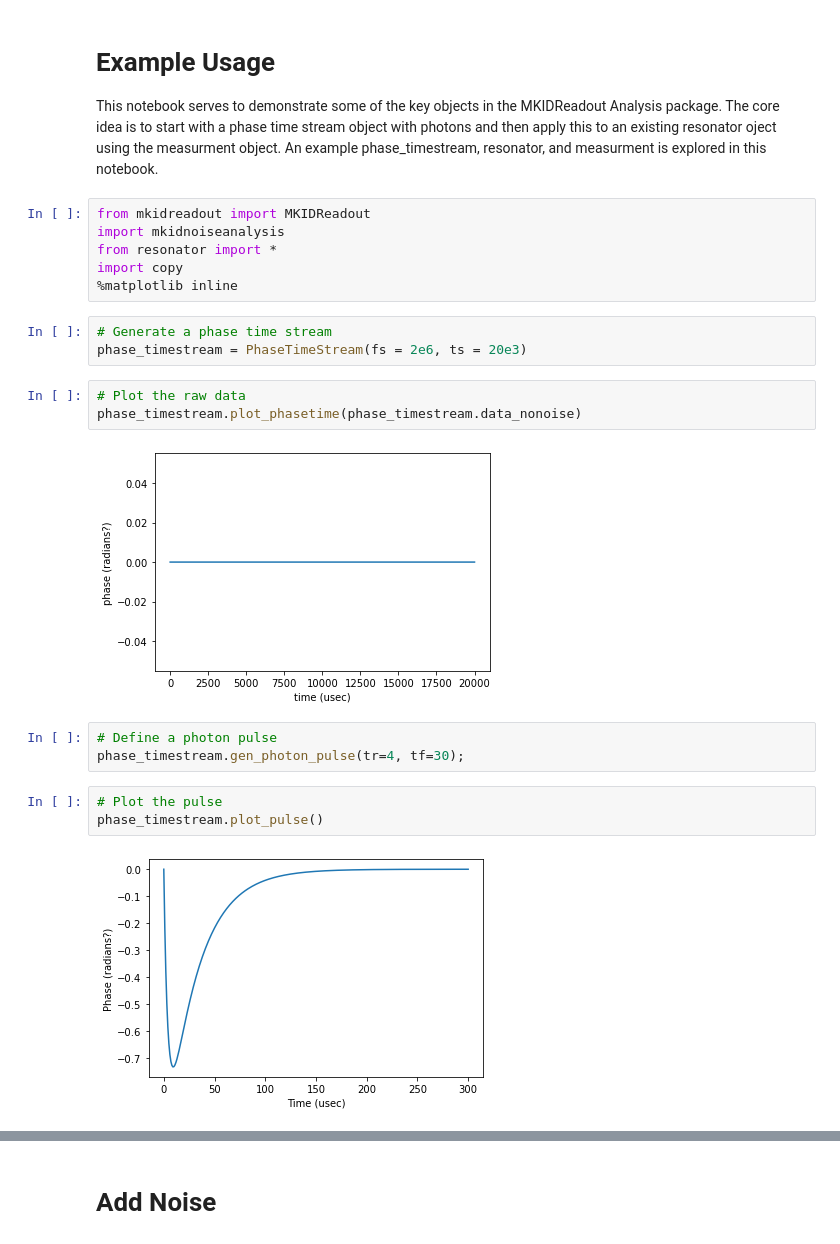
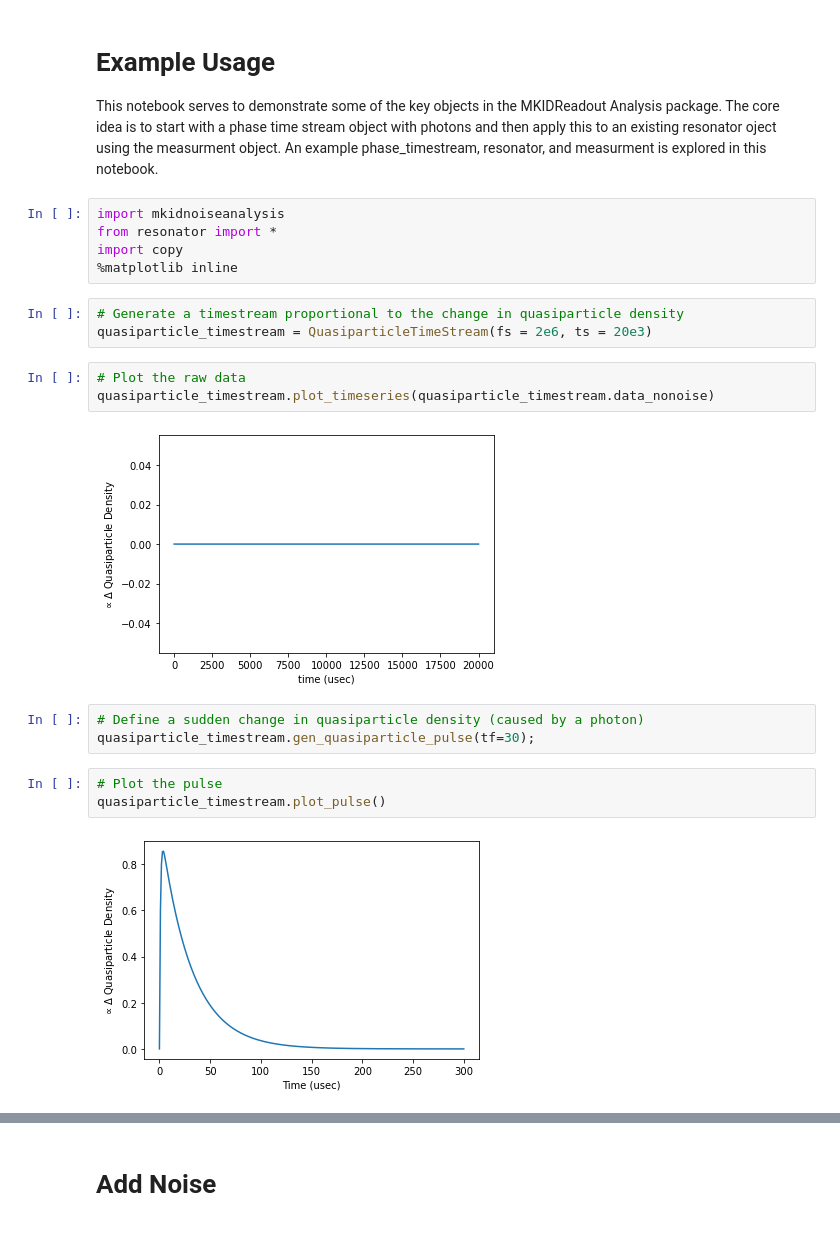
Before and after one commit to MazinLab/MKIDReadoutAnalysis, a Jupyter notebook: Example.ipynb, the cells around one changed output, grey strips where cells are left out. Drawn from its saved outputs; the diff is of its cells as text.

```diff
--- a/Example.ipynb
+++ b/Example.ipynb
@@ -2,26 +2,25 @@
 # Example Usage
 This notebook serves to demonstrate some of the key objects in the MKIDReadout Analysis package. The core idea is to start with a phase time stream object with photons and then apply this to an existing resonator oject using the measurment object. An example phase_timestream, resonator, and measurment is explored in this notebook.
 # %%
-from mkidreadout import MKIDReadout
 import mkidnoiseanalysis
 from resonator import *
 import copy
 %matplotlib inline
 # %%
-# Generate a phase time stream
-phase_timestream = PhaseTimeStream(fs = 2e6, ts = 20e3)
+# Generate a timestream proportional to the change in quasiparticle density
+quasiparticle_timestream = QuasiparticleTimeStream(fs = 2e6, ts = 20e3)
 # %%
 # Plot the raw data
-phase_timestream.plot_phasetime(phase_timestream.data_nonoise)
+quasiparticle_timestream.plot_timeseries(quasiparticle_timestream.data_nonoise)
 # %% [output]
-[figure, old version]
+[figure, new version]
-# %%
-# Define a photon pulse
-phase_timestream.gen_photon_pulse(tr=4, tf=30);
+# %%
+# Define a sudden change in quasiparticle density (caused by a photon)
+quasiparticle_timestream.gen_quasiparticle_pulse(tf=30);
 # %%
 # Plot the pulse
-phase_timestream.plot_pulse()
+quasiparticle_timestream.plot_pulse()
 # %% [output]
-[figure, old version]
+[figure, new version]
 # %%
 # Generate photon arrival times
```
Also changed, not shown: parts of 23 cells of this notebook, 3 other files.
